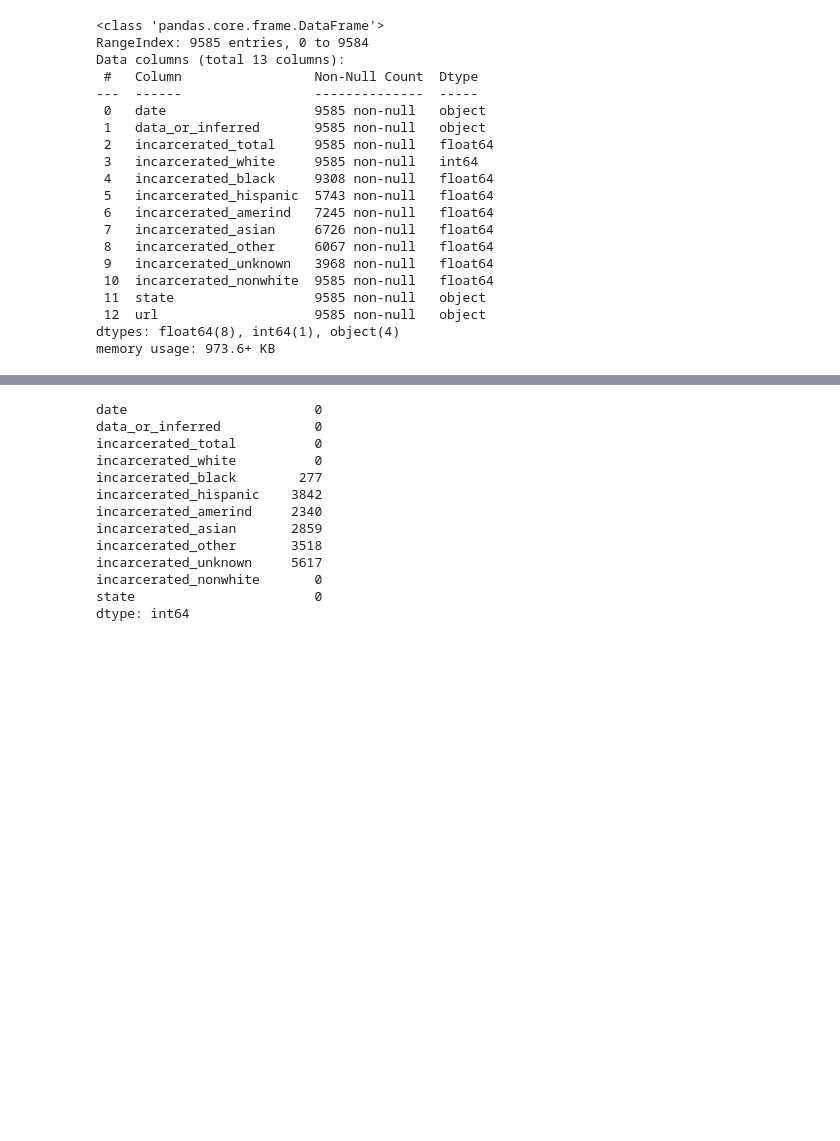
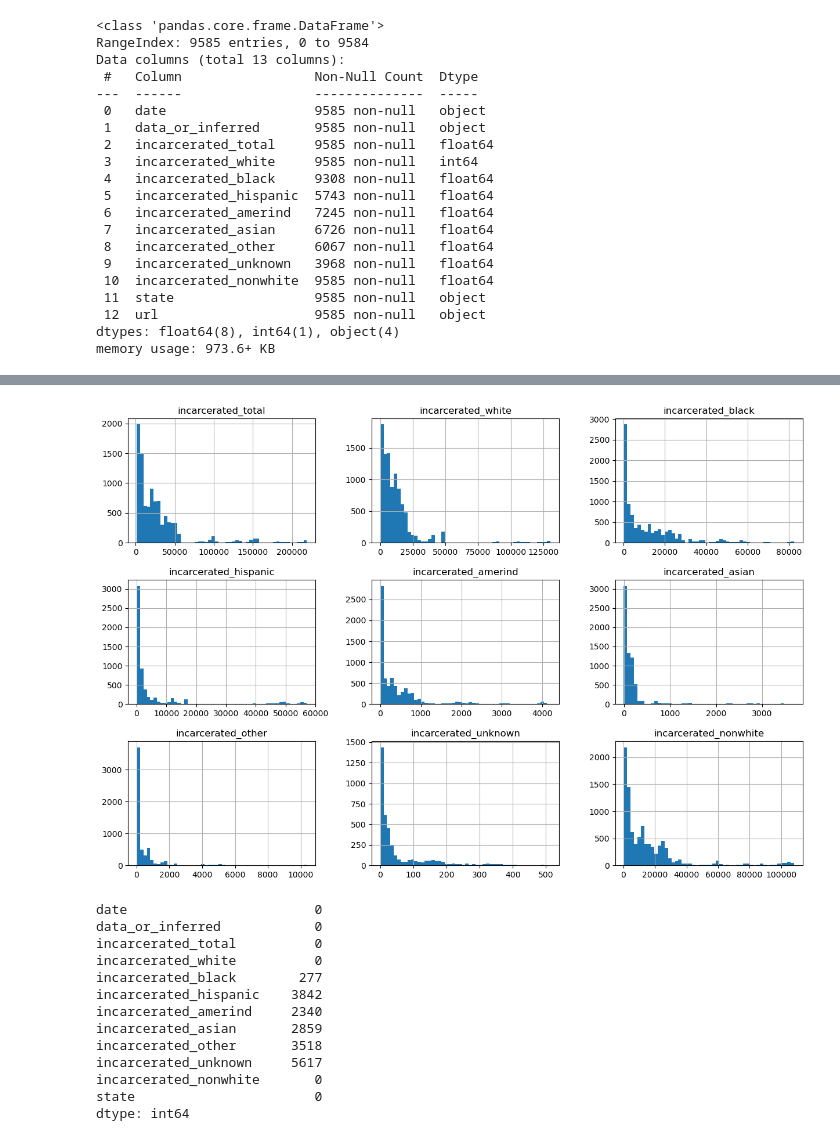
Before and after one commit to DataMasterBI/Prison_Population, a Jupyter notebook: EDA.ipynb, the cells around one changed output, grey strips where cells are left out. Cells and saved outputs as stored; diff of their text form; code cells hidden in the pictures; blank space fills up the shorter version.

```diff
--- a/EDA.ipynb
+++ b/EDA.ipynb
@@ -80,3 +85,8 @@ memory usage: 973.6+ KB
+# %%
+df_pop.hist(figsize=(15,10), bins=50)
+plt.show()
+# %% [output]
+[figure, added]
 # %%
 # Borro la columna 'url'
 df_pop.drop(columns='url', inplace=True)
```
Also changed, not shown: parts of 3 cells of this notebook.
